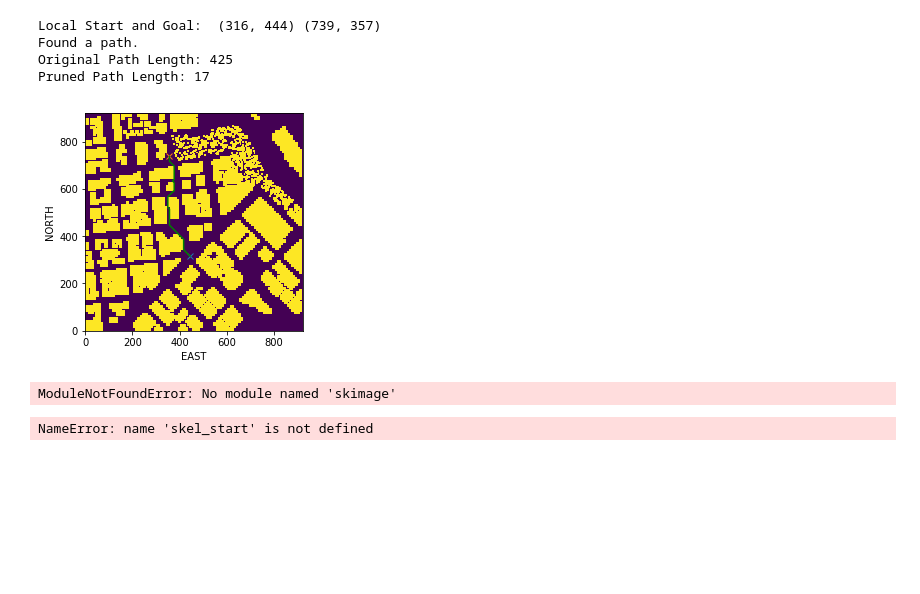
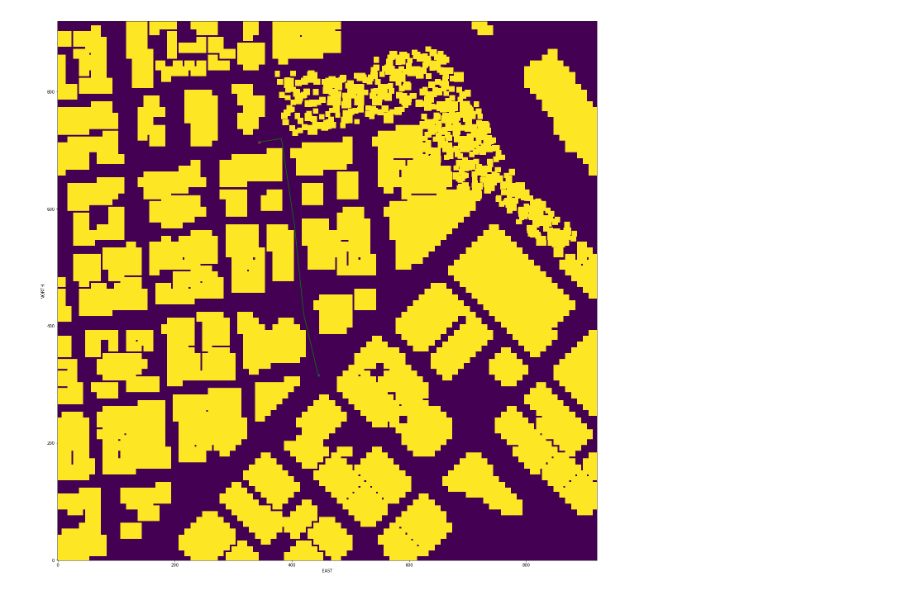
Before and after one commit to roncannella/FCND, a Jupyter notebook: Projects.ipynb, the cells around one changed output. Cells and saved outputs as stored; diff of their text form; code cells hidden in the pictures; blank space fills up the shorter version.

Commit message:
Goal by Lat/Lon working

```diff
--- a/Projects.ipynb
+++ b/Projects.ipynb
@@ -167,2 +14,0 @@ SAFETY_DISTANCE = 3
-# %%
-grid = create_grid(data, TARGET_ALTITUDE, SAFETY_DISTANCE)
@@ -208,43 +125,17 @@ def prune_path(path):
 # %%
-#(316, 444) (739, 357)
-grid_start = (316, 444)
-grid_goal = (739, 357)
-
-print('Local Start and Goal: ', grid_start, grid_goal)
-path, _ = a_star(grid, heuristic_func, grid_start, grid_goal)
-print("Original Path Length: {}".format(len(path)))
-path = prune_path(path)
-print("Pruned Path Length: {}".format(len(path)))
-
-plt.plot(grid_start[1], grid_start[0], 'x')
-plt.plot(grid_goal[1], grid_goal[0], 'x')
+plt.plot(start_ne_g[1], start_ne_g [0], 'x')
+plt.plot(goal_ne_g[1], goal_ne_g [0], 'x')
 
 pp = np.array(path)
 plt.plot(pp[:, 1], pp[:, 0], 'g')
 
-plt.rcParams['figure.figsize'] = 12, 12
+plt.rcParams['figure.figsize'] = 24, 24
 # equivalent to
 # plt.imshow(np.flip(grid, 0))
 plt.imshow(grid, origin='lower')
 
 plt.xlabel('EAST')
 plt.ylabel('NORTH')
 plt.show()
 # %% [output]
-Local Start and Goal:  (316, 444) (739, 357)
-Found a path.
-Original Path Length: 425
-Pruned Path Length: 17
-[figure, old version]
+[figure, new version]
-# %%
-from skimage.morphology import medial_axis
-from skimage.util import invert
-
-# Assuming you've already created the grid
-# The medial_axis() method requires that we invert the grid image
-skeleton = medial_axis(invert(grid))
-plt.imshow(grid, origin='lower')
-plt.imshow(skeleton, origin='lower', alpha=0.7)
-plt.show()
-# %% [output]
-ModuleNotFoundError: No module named 'skimage'
@@ -274,13 +141,0 @@ print("Path length = {0}, path cost = {1}".format(len(path), cost))
-# %%
-plt.plot(skel_start[1], skel_start[0], 'x')
-plt.plot(skel_goal[1], skel_goal[0], 'x')
-
-pp = np.array(path)
-plt.plot(pp[:, 1], pp[:, 0], 'g')
-
-plt.rcParams['figure.figsize'] = 12, 12
-plt.imshow(grid, origin='lower')
-plt.imshow(skeleton, origin='lower', alpha=0.7)
-plt.show()
-# %% [output]
-NameError: name 'skel_start' is not defined
```
Also changed, not shown: parts of 9 cells of this notebook, 2 other files.
